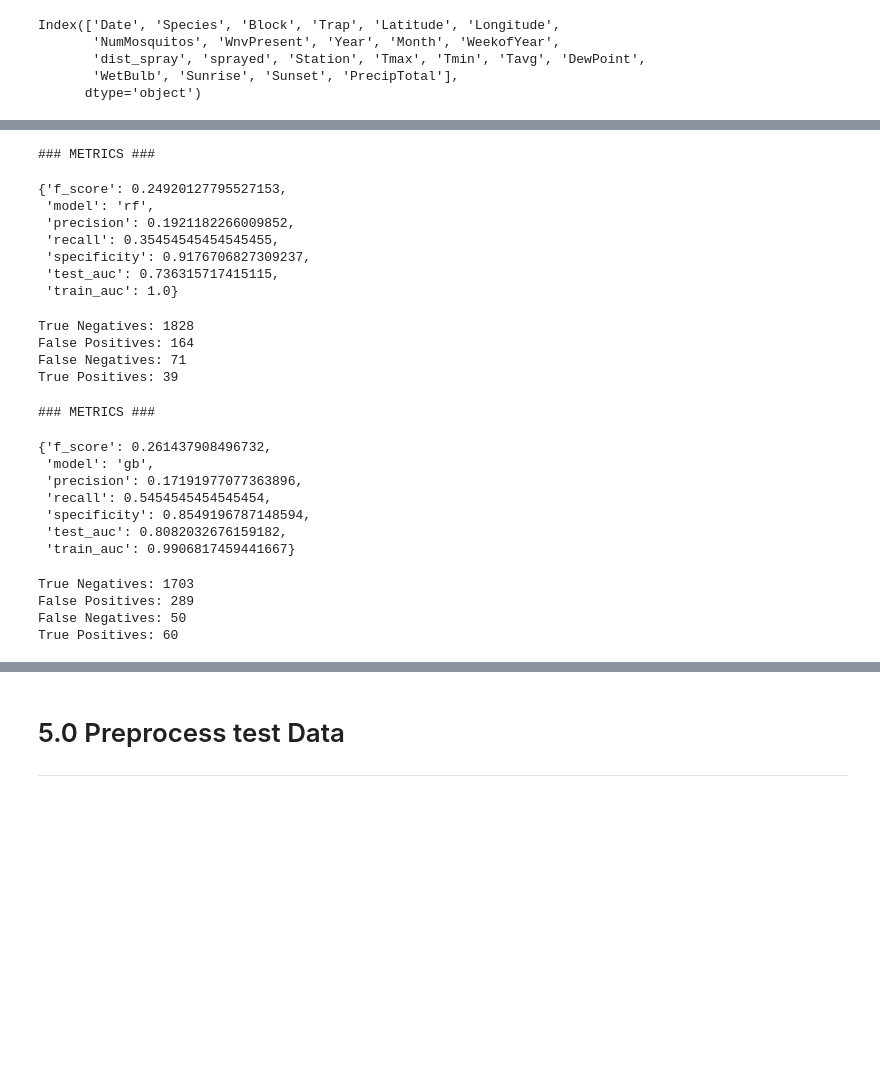
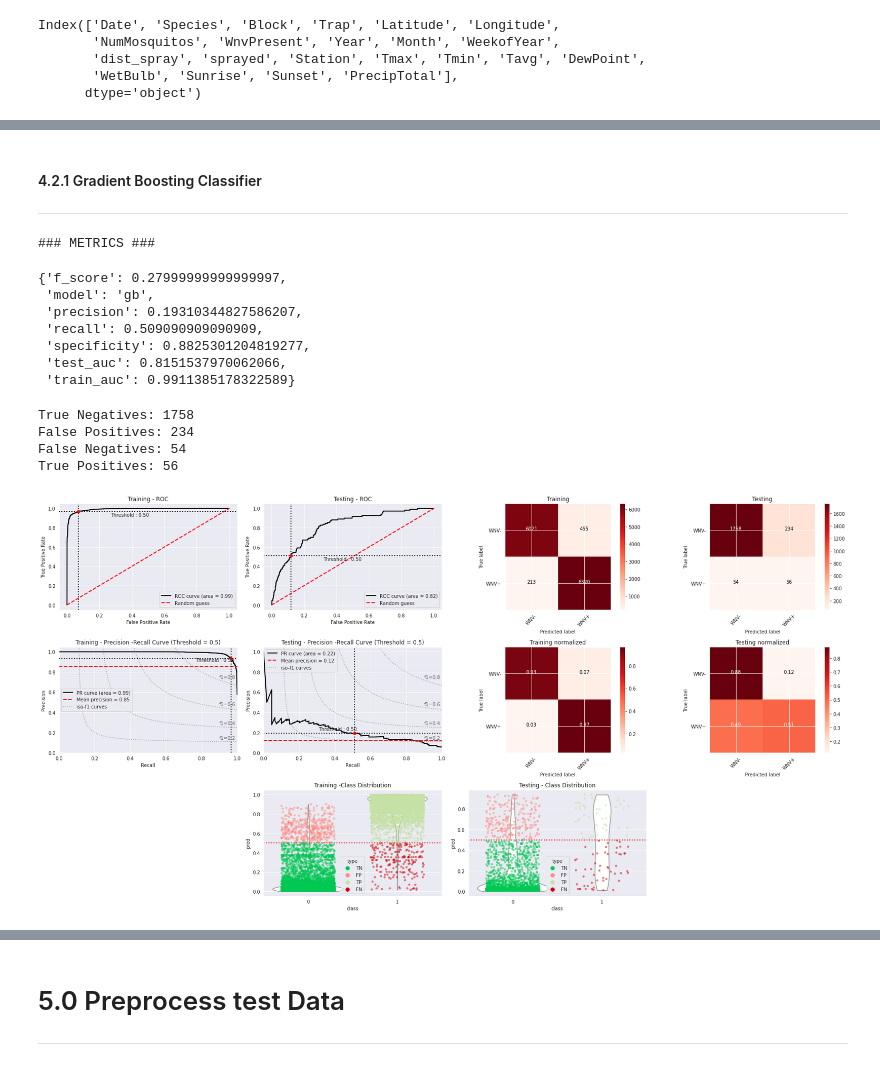
Before and after one commit to henrioei/Binary-Classification-on-West-Nile-Virus, a Jupyter notebook: Project_4_West_Nile_Virus_Terence.ipynb, the cells around one changed output, grey strips where cells are left out. Cells and saved outputs as stored; diff of their text form; code cells hidden in the pictures; blank space fills up the shorter version.

```diff
--- a/Project_4_West_Nile_Virus_Terence.ipynb
+++ b/Project_4_West_Nile_Virus_Terence.ipynb
@@ -66,0 +209,8 @@ ___
+# %%
+def predictions(pipeline):
+    #fit pipeline to training data
+    pipeline.fit(X_train_smote,y_train_smote)
+
+    a = [pipeline.predict(X_train_smote), pipeline.predict(X_test)]
+    b = [pipeline.predict_proba(X_train_smote), pipeline.predict_proba(X_test)]
+    return a,b
@@ -355,10 +401,0 @@ def run_model(mod, mod_params={}, grid_search=False):
-# %%
-def predictions(pipeline):
-    pipeline.fit(X_train_smote.values,y_train_smote.values) #fit pipeline to training data
-    a = [pipeline.predict(X_train_smote.values),
- #      pipeline.predict(X_val.values),
-       pipeline.predict(X_test.values)]
-    b = [pipeline.predict_proba(X_train_smote.values),
- #      pipeline.predict_proba(X_val.values),
-       pipeline.predict_proba(X_test.values)]
-    return a,b
@@ -442,30 +485,21 @@ True Positives: 64
-# %%
-rfc_s = run_model('rf')
-# %% [output]
-### METRICS ###
-{'f_score': 0.24920127795527153,
- 'model': 'rf',
- 'precision': 0.1921182266009852,
- 'recall': 0.35454545454545455,
- 'specificity': 0.9176706827309237,
- 'test_auc': 0.736315717415115,
- 'train_auc': 1.0}
-True Negatives: 1828
-False Positives: 164
-False Negatives: 71
-True Positives: 39
-# %%
-gb_s = run_model('gb')
-# %% [output]
-### METRICS ###
-{'f_score': 0.261437908496732,
- 'model': 'gb',
- 'precision': 0.17191977077363896,
- 'recall': 0.5454545454545454,
- 'specificity': 0.8549196787148594,
- 'test_auc': 0.8082032676159182,
- 'train_auc': 0.9906817459441667}
-True Negatives: 1703
-False Positives: 289
-False Negatives: 50
-True Positives: 60
+# %% [markdown]
+#### 4.2.1 Gradient Boosting Classifier
+___
+# %%
+gb_smote = run_model('gb' , grid_search = False)
+prediction_list,proba_list= predictions(gb_smote)
+evaluation_plot(gb_smote, prediction_list,proba_list)
+# %% [output]
+### METRICS ###
+{'f_score': 0.27999999999999997,
+ 'model': 'gb',
+ 'precision': 0.19310344827586207,
+ 'recall': 0.509090909090909,
+ 'specificity': 0.8825301204819277,
+ 'test_auc': 0.8151537970062066,
+ 'train_auc': 0.9911385178322589}
+True Negatives: 1758
+False Positives: 234
+False Negatives: 54
+True Positives: 56
+[figure, added]
```
Also changed, not shown: parts of 63 cells of this notebook.
